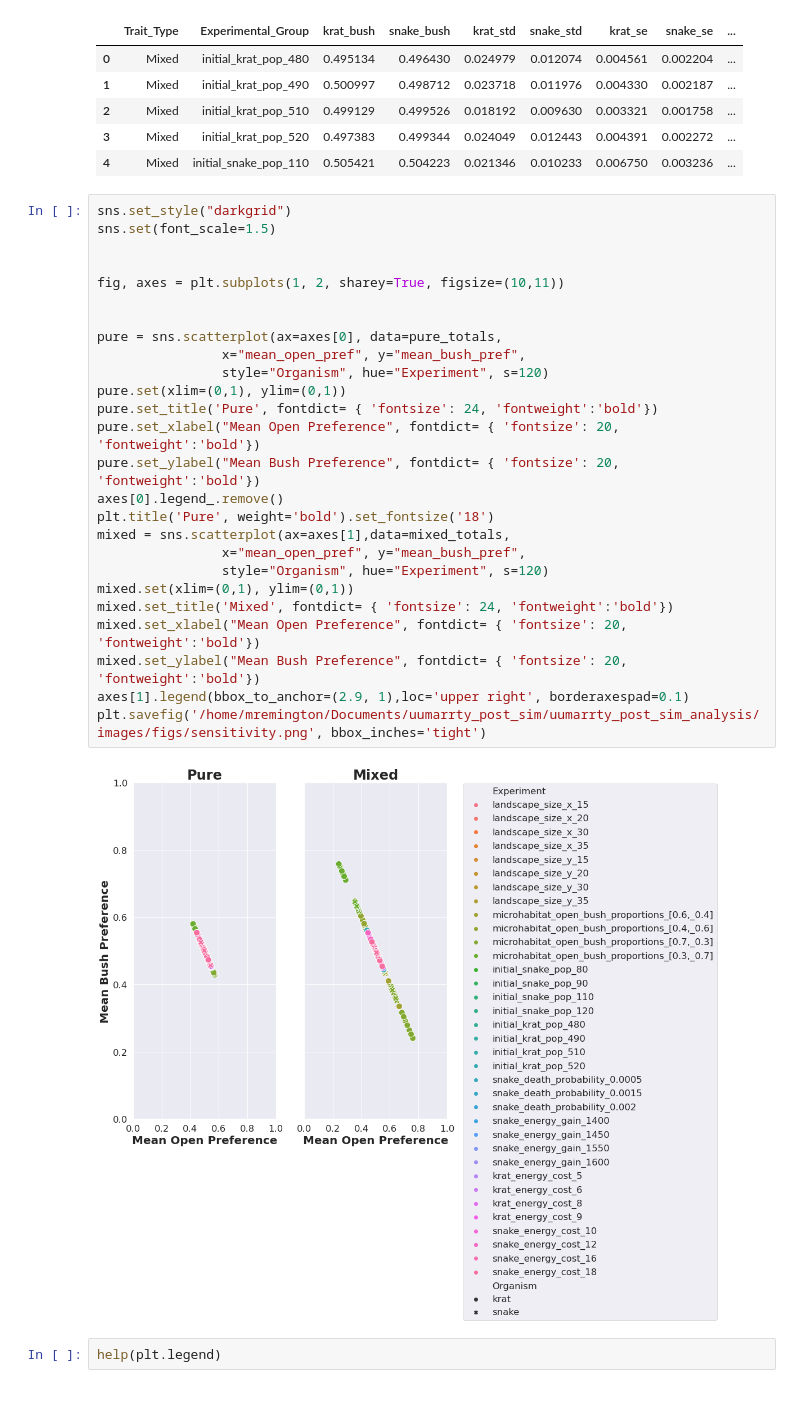
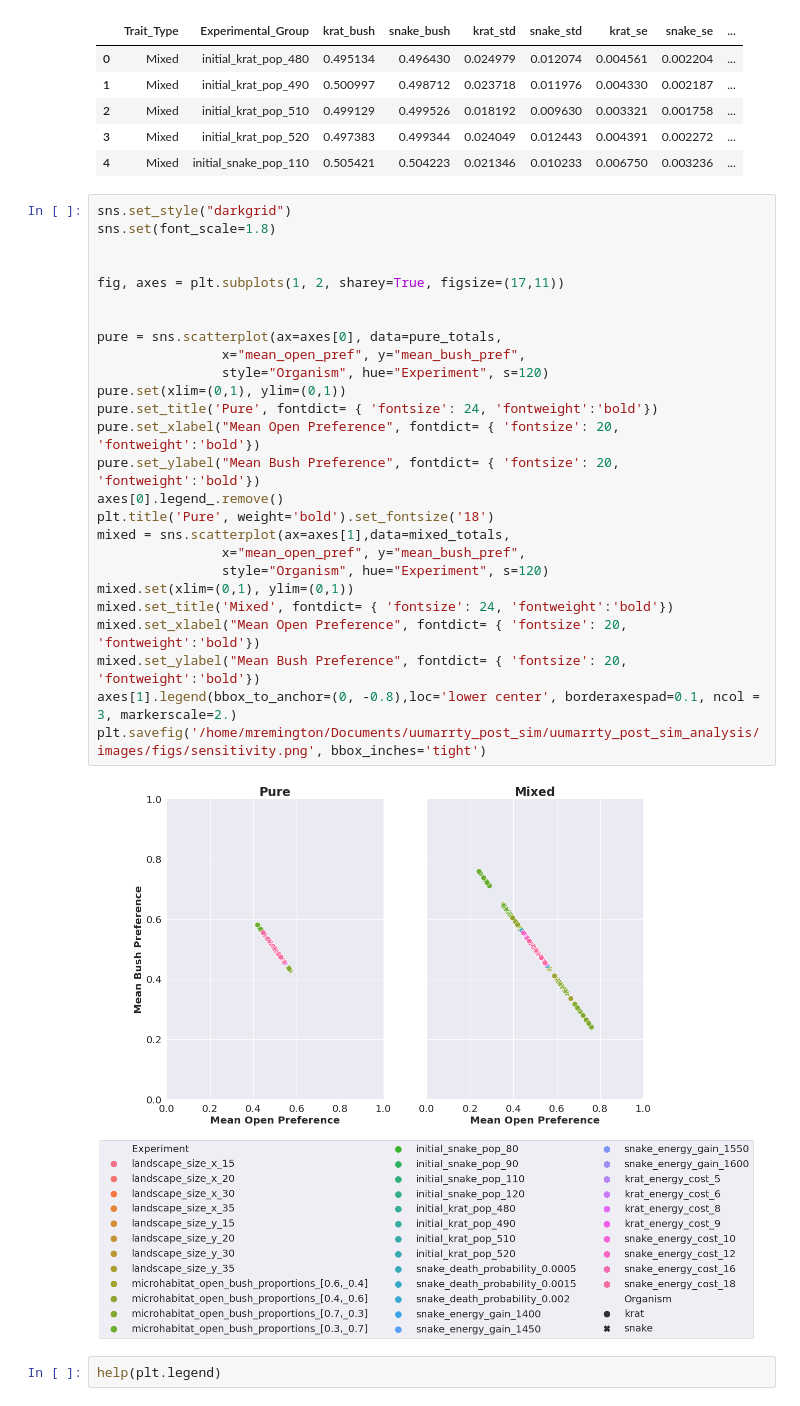
Before and after one commit to michaelremington2/uumarrty_post_sim_analysis, a Jupyter notebook: sensitivity_analysis.ipynb, the cells around one changed output. Drawn from its saved outputs; the diff is of its cells as text.

Commit message:
Rescaled images to look better visually in document.

```diff
--- a/sensitivity_analysis.ipynb
+++ b/sensitivity_analysis.ipynb
@@ -90,32 +90,32 @@ bp_df.head()
 | 4 | Mixed | initial_snake_pop_110 | 0.505421 | 0.504223 | 0.021346 | 0.010233 | 0.006750 | 0.003236 | ... |
 # %%
 sns.set_style("darkgrid")
-sns.set(font_scale=1.5)
+sns.set(font_scale=1.8)
 
 
-fig, axes = plt.subplots(1, 2, sharey=True, figsize=(10,11))
+fig, axes = plt.subplots(1, 2, sharey=True, figsize=(17,11))
 
 
 pure = sns.scatterplot(ax=axes[0], data=pure_totals,
                 x="mean_open_pref", y="mean_bush_pref",
                 style="Organism", hue="Experiment", s=120)
 pure.set(xlim=(0,1), ylim=(0,1))
 pure.set_title('Pure', fontdict= { 'fontsize': 24, 'fontweight':'bold'})
 pure.set_xlabel("Mean Open Preference", fontdict= { 'fontsize': 20, 'fontweight':'bold'})
 pure.set_ylabel("Mean Bush Preference", fontdict= { 'fontsize': 20, 'fontweight':'bold'})
 axes[0].legend_.remove()
 plt.title('Pure', weight='bold').set_fontsize('18')
 mixed = sns.scatterplot(ax=axes[1],data=mixed_totals,
                 x="mean_open_pref", y="mean_bush_pref",
                 style="Organism", hue="Experiment", s=120)
 mixed.set(xlim=(0,1), ylim=(0,1))
 mixed.set_title('Mixed', fontdict= { 'fontsize': 24, 'fontweight':'bold'})
 mixed.set_xlabel("Mean Open Preference", fontdict= { 'fontsize': 20, 'fontweight':'bold'})
 mixed.set_ylabel("Mean Bush Preference", fontdict= { 'fontsize': 20, 'fontweight':'bold'})
-axes[1].legend(bbox_to_anchor=(2.9, 1),loc='upper right', borderaxespad=0.1)
+axes[1].legend(bbox_to_anchor=(0, -0.8),loc='lower center', borderaxespad=0.1, ncol = 3, markerscale=2.)
 plt.savefig('/home/mremington/Documents/uumarrty_post_sim/uumarrty_post_sim_analysis/images/figs/sensitivity.png', bbox_inches='tight')
 # %% [output]
-[figure, old version]
+[figure, new version]
 # %%
 help(plt.legend)
 # %% [output]
```
Also changed, not shown: 1 other file.
